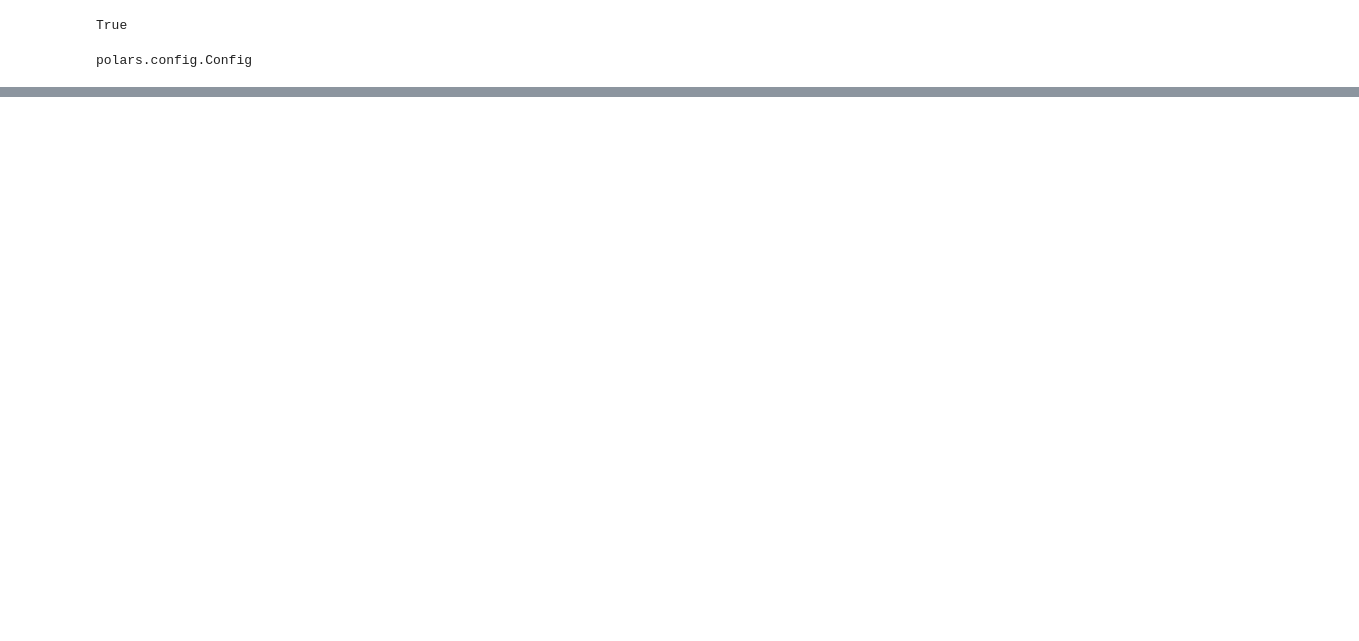
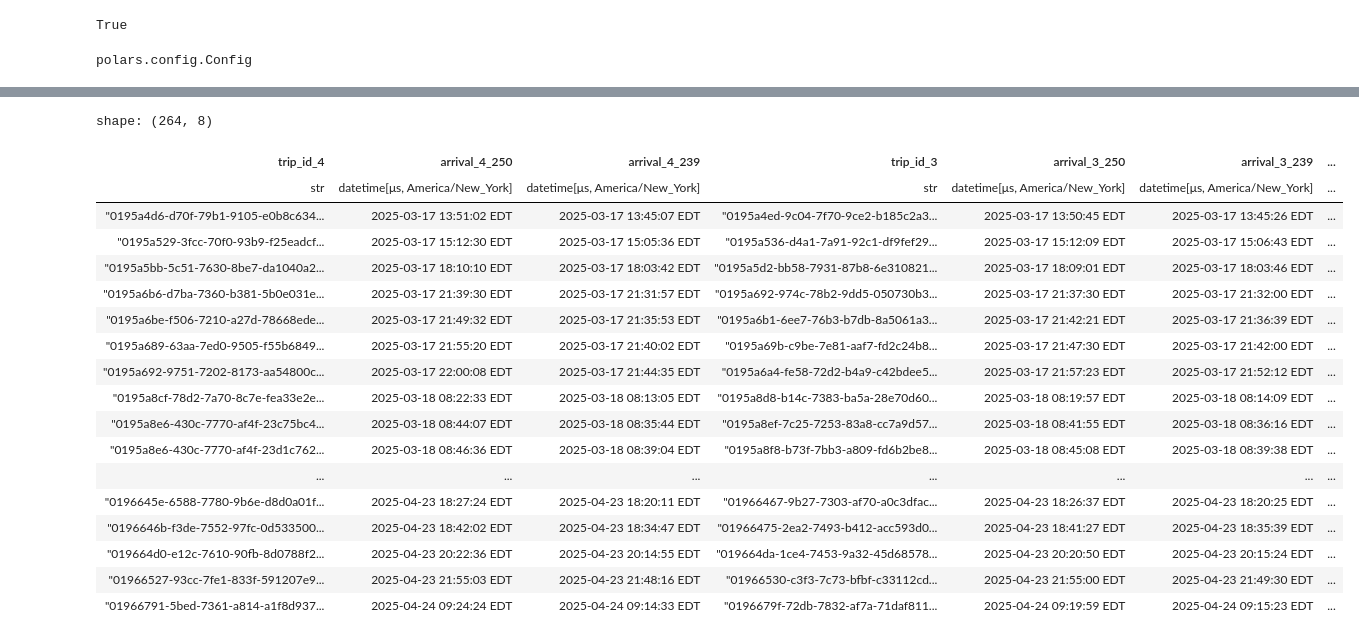
Before and after one commit to jonerrr/trainstatus, a Jupyter notebook: science/3-4-trips.ipynb, the cells around one changed output, grey strips where cells are left out. Drawn from its saved outputs; the diff is of its cells as text; code cells hidden in the pictures; blank space fills up the shorter version.

```diff
--- a/science/3-4-trips.ipynb
+++ b/science/3-4-trips.ipynb
@@ -113,0 +224,51 @@ result = (
+# %%
+result = (
+    paired_trips.filter(
+        pl.col("trip_id_3").is_not_null()  # A match was found within tolerance
+        & (
+            pl.col("arrival_3_239") > pl.col("arrival_4_239")
+        )  # Strictly after at Franklin
+        & (
+            pl.col("arrival_3_250") < pl.col("arrival_4_250")
+        )  # 3 train arrives earlier at Utica
+    )
+    .with_columns(
+        [
+            # Time difference at Franklin (3 arrival - 4 arrival) -> should be 0 < diff <= 5 mins
+            (
+                (pl.col("arrival_3_239") - pl.col("arrival_4_239")).dt.total_seconds()
+                / 60
+            ).alias("time_diff_239_min"),
+            # Time difference at Utica (4 arrival - 3 arrival) -> positive means 3 won
+            (
+                (pl.col("arrival_4_250") - pl.col("arrival_3_250")).dt.total_seconds()
+                / 60
+            ).alias("time_diff_250_min"),
+        ]
+    )
+    .sort("arrival_4_239")  # Sort chronologically by the 4 train's arrival
+)
+# %%
+# result.sort("time_diff_250_min", descending=True)
+# result.filter(pl.col())
+result
+# %% [output]
+shape: (264, 8)
+| trip_id_4 | arrival_4_250 | arrival_4_239 | trip_id_3 | arrival_3_250 | arrival_3_239 | ... |
+| str | datetime[μs, America/New_York] | datetime[μs, America/New_York] | str | datetime[μs, America/New_York] | datetime[μs, America/New_York] | ... |
+| "0195a4d6-d70f-79b1-9105-e0b8c634... | 2025-03-17 13:51:02 EDT | 2025-03-17 13:45:07 EDT | "0195a4ed-9c04-7f70-9ce2-b185c2a3... | 2025-03-17 13:50:45 EDT | 2025-03-17 13:45:26 EDT | ... |
+| "0195a529-3fcc-70f0-93b9-f25eadcf... | 2025-03-17 15:12:30 EDT | 2025-03-17 15:05:36 EDT | "0195a536-d4a1-7a91-92c1-df9fef29... | 2025-03-17 15:12:09 EDT | 2025-03-17 15:06:43 EDT | ... |
+| "0195a5bb-5c51-7630-8be7-da1040a2... | 2025-03-17 18:10:10 EDT | 2025-03-17 18:03:42 EDT | "0195a5d2-bb58-7931-87b8-6e310821... | 2025-03-17 18:09:01 EDT | 2025-03-17 18:03:46 EDT | ... |
+| "0195a6b6-d7ba-7360-b381-5b0e031e... | 2025-03-17 21:39:30 EDT | 2025-03-17 21:31:57 EDT | "0195a692-974c-78b2-9dd5-050730b3... | 2025-03-17 21:37:30 EDT | 2025-03-17 21:32:00 EDT | ... |
+| "0195a6be-f506-7210-a27d-78668ede... | 2025-03-17 21:49:32 EDT | 2025-03-17 21:35:53 EDT | "0195a6b1-6ee7-76b3-b7db-8a5061a3... | 2025-03-17 21:42:21 EDT | 2025-03-17 21:36:39 EDT | ... |
+| "0195a689-63aa-7ed0-9505-f55b6849... | 2025-03-17 21:55:20 EDT | 2025-03-17 21:40:02 EDT | "0195a69b-c9be-7e81-aaf7-fd2c24b8... | 2025-03-17 21:47:30 EDT | 2025-03-17 21:42:00 EDT | ... |
+| "0195a692-9751-7202-8173-aa54800c... | 2025-03-17 22:00:08 EDT | 2025-03-17 21:44:35 EDT | "0195a6a4-fe58-72d2-b4a9-c42bdee5... | 2025-03-17 21:57:23 EDT | 2025-03-17 21:52:12 EDT | ... |
+| "0195a8cf-78d2-7a70-8c7e-fea33e2e... | 2025-03-18 08:22:33 EDT | 2025-03-18 08:13:05 EDT | "0195a8d8-b14c-7383-ba5a-28e70d60... | 2025-03-18 08:19:57 EDT | 2025-03-18 08:14:09 EDT | ... |
+| "0195a8e6-430c-7770-af4f-23c75bc4... | 2025-03-18 08:44:07 EDT | 2025-03-18 08:35:44 EDT | "0195a8ef-7c25-7253-83a8-cc7a9d57... | 2025-03-18 08:41:55 EDT | 2025-03-18 08:36:16 EDT | ... |
+| "0195a8e6-430c-7770-af4f-23d1c762... | 2025-03-18 08:46:36 EDT | 2025-03-18 08:39:04 EDT | "0195a8f8-b73f-7bb3-a809-fd6b2be8... | 2025-03-18 08:45:08 EDT | 2025-03-18 08:39:38 EDT | ... |
+| ... | ... | ... | ... | ... | ... | ... |
+| "0196645e-6588-7780-9b6e-d8d0a01f... | 2025-04-23 18:27:24 EDT | 2025-04-23 18:20:11 EDT | "01966467-9b27-7303-af70-a0c3dfac... | 2025-04-23 18:26:37 EDT | 2025-04-23 18:20:25 EDT | ... |
+| "0196646b-f3de-7552-97fc-0d533500... | 2025-04-23 18:42:02 EDT | 2025-04-23 18:34:47 EDT | "01966475-2ea2-7493-b412-acc593d0... | 2025-04-23 18:41:27 EDT | 2025-04-23 18:35:39 EDT | ... |
+| "019664d0-e12c-7610-90fb-8d0788f2... | 2025-04-23 20:22:36 EDT | 2025-04-23 20:14:55 EDT | "019664da-1ce4-7453-9a32-45d68578... | 2025-04-23 20:20:50 EDT | 2025-04-23 20:15:24 EDT | ... |
+| "01966527-93cc-7fe1-833f-591207e9... | 2025-04-23 21:55:03 EDT | 2025-04-23 21:48:16 EDT | "01966530-c3f3-7c73-bfbf-c33112cd... | 2025-04-23 21:55:00 EDT | 2025-04-23 21:49:30 EDT | ... |
+| "01966791-5bed-7361-a814-a1f8d937... | 2025-04-24 09:24:24 EDT | 2025-04-24 09:14:33 EDT | "0196679f-72db-7832-af7a-71daf811... | 2025-04-24 09:19:59 EDT | 2025-04-24 09:15:23 EDT | ... |
```
Also changed, not shown: parts of 14 cells of this notebook, 2 other files.
